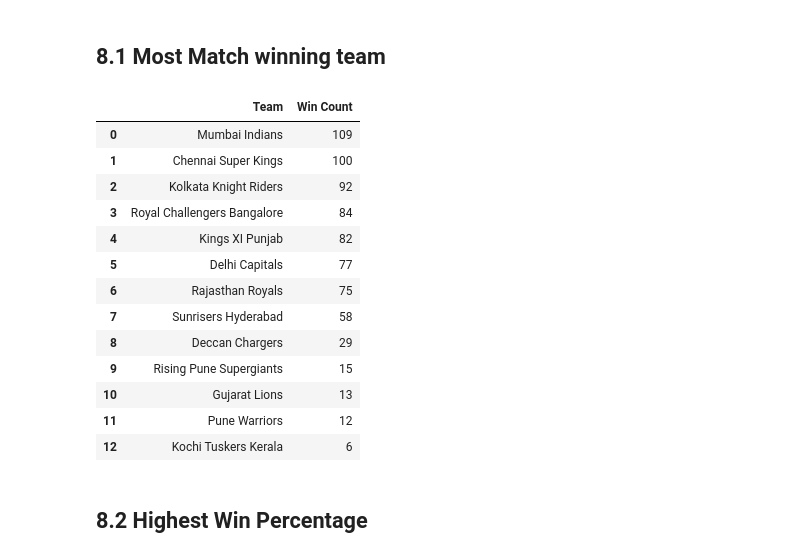
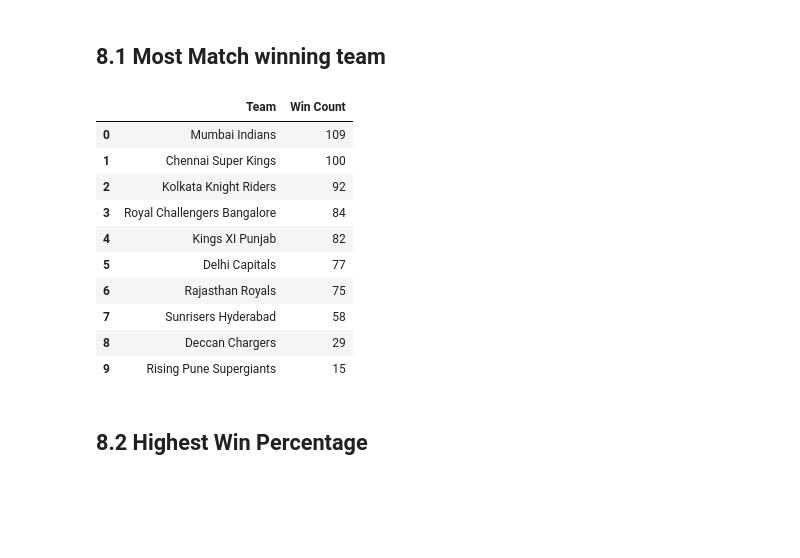
Before and after one commit to vidushan-ds/academic-data-wrangler, a Jupyter notebook: cricket-performance-analytics/cricket_analyz.ipynb, the cells around one changed output. Saved outputs shown, nothing was run; the diff lists cells and outputs as text; code cells hidden in the pictures; blank space fills up the shorter version.

```diff
--- a/cricket-performance-analytics/cricket_analyz.ipynb
+++ b/cricket-performance-analytics/cricket_analyz.ipynb
@@ -297,22 +297,20 @@ Name: toss_match_win, Length: 756, dtype: bool
 # %%
 most_winning_teams = ipl_df['winner'].value_counts().reset_index()
 most_winning_teams.columns = ['Team', 'Win Count']
+most_winning_teams = most_winning_teams.head(10)
 most_winning_teams
 # %% [output]
 |  | Team | Win Count |
 | 0 | Mumbai Indians | 109 |
 | 1 | Chennai Super Kings | 100 |
 | 2 | Kolkata Knight Riders | 92 |
 | 3 | Royal Challengers Bangalore | 84 |
 | 4 | Kings XI Punjab | 82 |
 | 5 | Delhi Capitals | 77 |
 | 6 | Rajasthan Royals | 75 |
 | 7 | Sunrisers Hyderabad | 58 |
 | 8 | Deccan Chargers | 29 |
 | 9 | Rising Pune Supergiants | 15 |
-| 10 | Gujarat Lions | 13 |
-| 11 | Pune Warriors | 12 |
-| 12 | Kochi Tuskers Kerala | 6 |
 # %% [markdown]
 ## 8.2 Highest Win Percentage
 # %%
```
Also changed, not shown: parts of 3 cells of this notebook.
